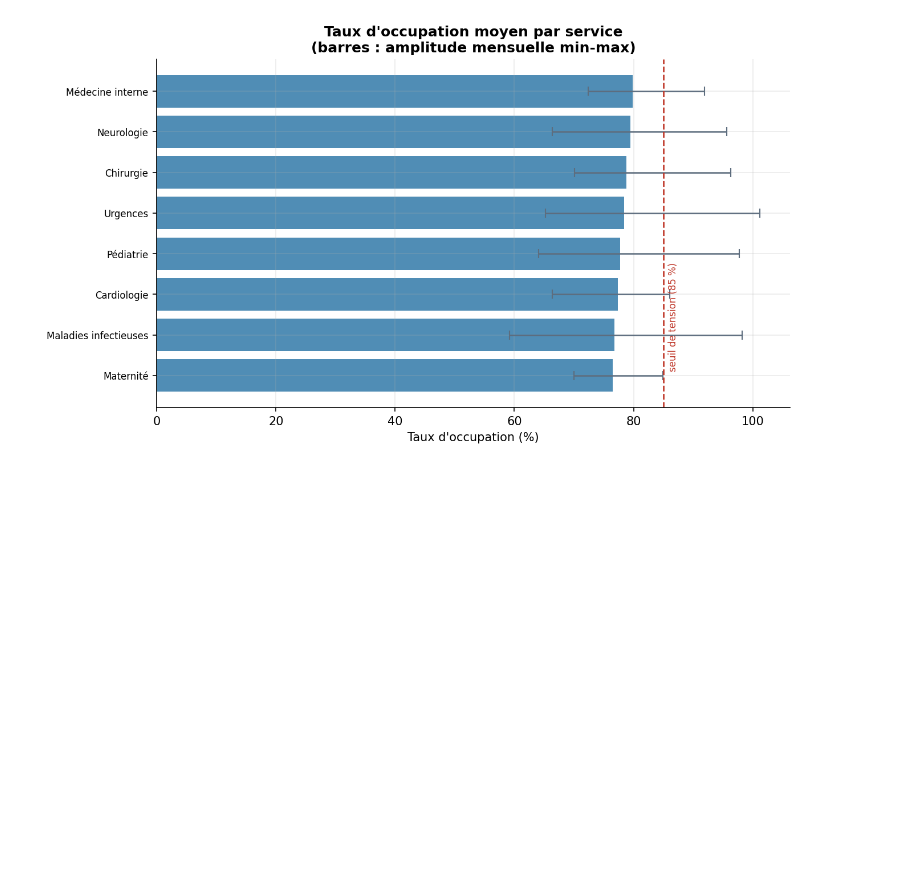
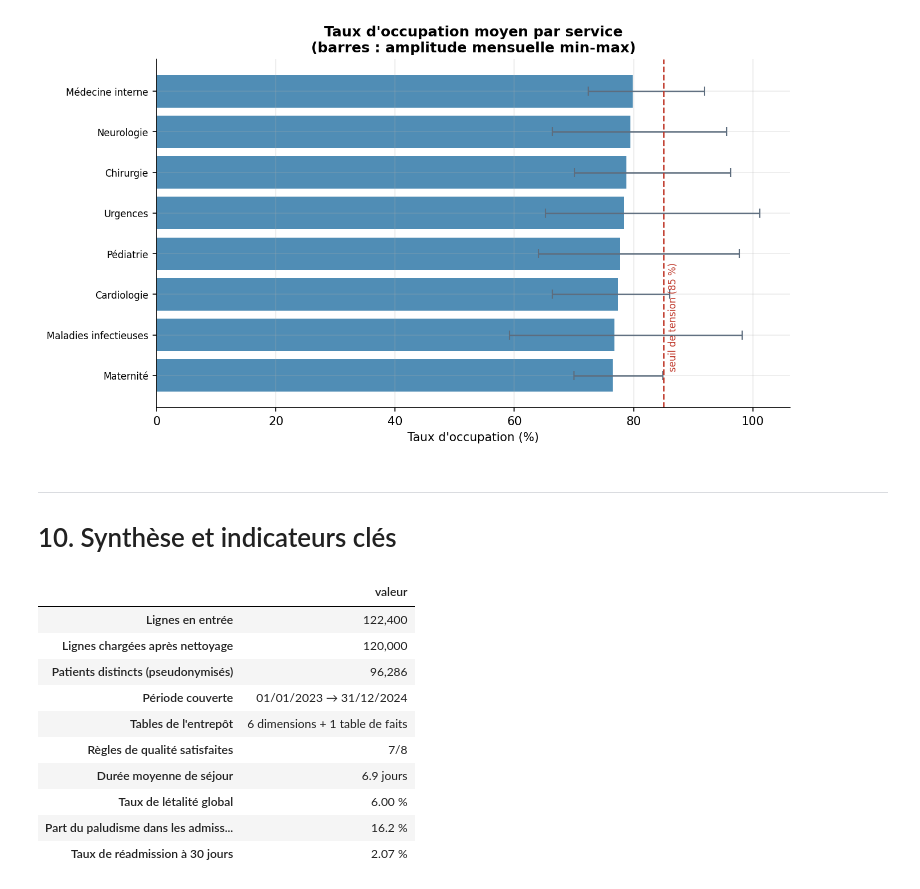
Before and after one commit to Vxell/projet-de-chu-treichville, a Jupyter notebook: notebooks/pipeline_etl.ipynb, the cells around one changed output. Cells and saved outputs as stored; diff of their text form; code cells hidden in the pictures; blank space fills up the shorter version.

Commit message:
docs: README complet et section de synthèse du notebook

```diff
--- a/notebooks/pipeline_etl.ipynb
+++ b/notebooks/pipeline_etl.ipynb
@@ -860,3 +860,37 @@ for chemin in sorted(fichiers)[1:]:
 [figure]
 [figure]
 [figure]
+# %% [markdown]
+---
+# 10. Synthèse et indicateurs clés
+# %%
+kpi = {
+    "Lignes en entrée": f"{len(df_brut):,}",
+    "Lignes chargées après nettoyage": f"{len(faits):,}",
+    "Patients distincts (pseudonymisés)": f"{faits['id_patient_pseudo'].nunique():,}",
+    "Période couverte": f"{dimensions['dim_date']['date_jour'].min():%d/%m/%Y} "
+                        f'→ {dimensions["dim_date"]["date_jour"].max():%d/%m/%Y}',
+    "Tables de l'entrepôt": f"{len(dimensions)} dimensions + 1 table de faits",
+    "Règles de qualité satisfaites":
+        f"{(rapport_qualite['statut'] == 'OK').sum()}/{len(rapport_qualite)}",
+    "Durée moyenne de séjour": f"{faits['duree_sejour_j'].mean():.1f} jours",
+    "Taux de létalité global":
+        f"{100 * faits.merge(dimensions['dim_issue'], on='issue_id')['est_deces'].mean():.2f} %",
+    "Part du paludisme dans les admissions":
+        f"{100 * df_enrichi['pathologie'].str.startswith('Paludisme').mean():.1f} %",
+    "Taux de réadmission à 30 jours":
+        f"{100 * faits['est_readmission_30j'].mean():.2f} %",
+}
+pd.Series(kpi, name="valeur").to_frame()
+# %% [output]
+|  | valeur |
+| Lignes en entrée | 122,400 |
+| Lignes chargées après nettoyage | 120,000 |
+| Patients distincts (pseudonymisés) | 96,286 |
+| Période couverte | 01/01/2023 → 31/12/2024 |
+| Tables de l'entrepôt | 6 dimensions + 1 table de faits |
+| Règles de qualité satisfaites | 7/8 |
+| Durée moyenne de séjour | 6.9 jours |
+| Taux de létalité global | 6.00 % |
+| Part du paludisme dans les admiss... | 16.2 % |
+| Taux de réadmission à 30 jours | 2.07 % |
```
Also changed, not shown: parts of 4 cells of this notebook, 1 other file.
